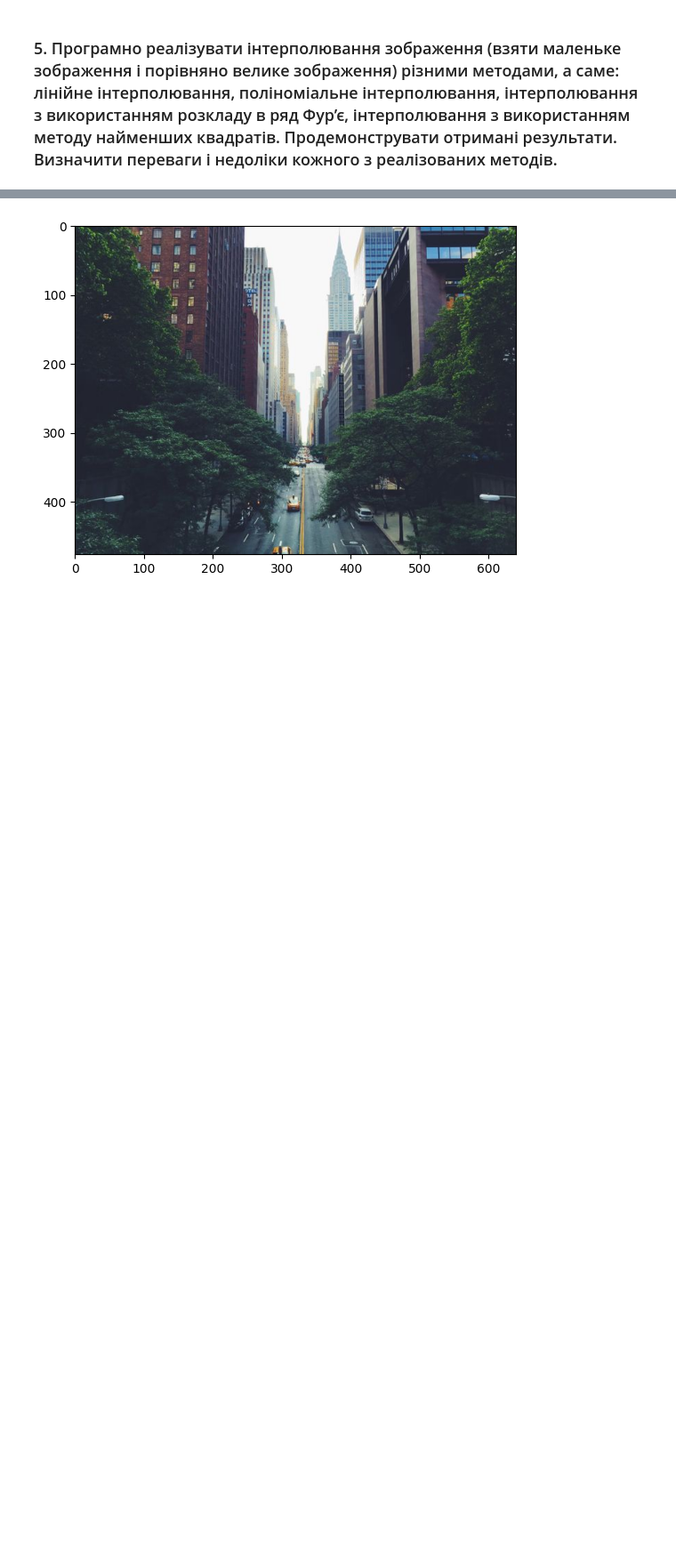
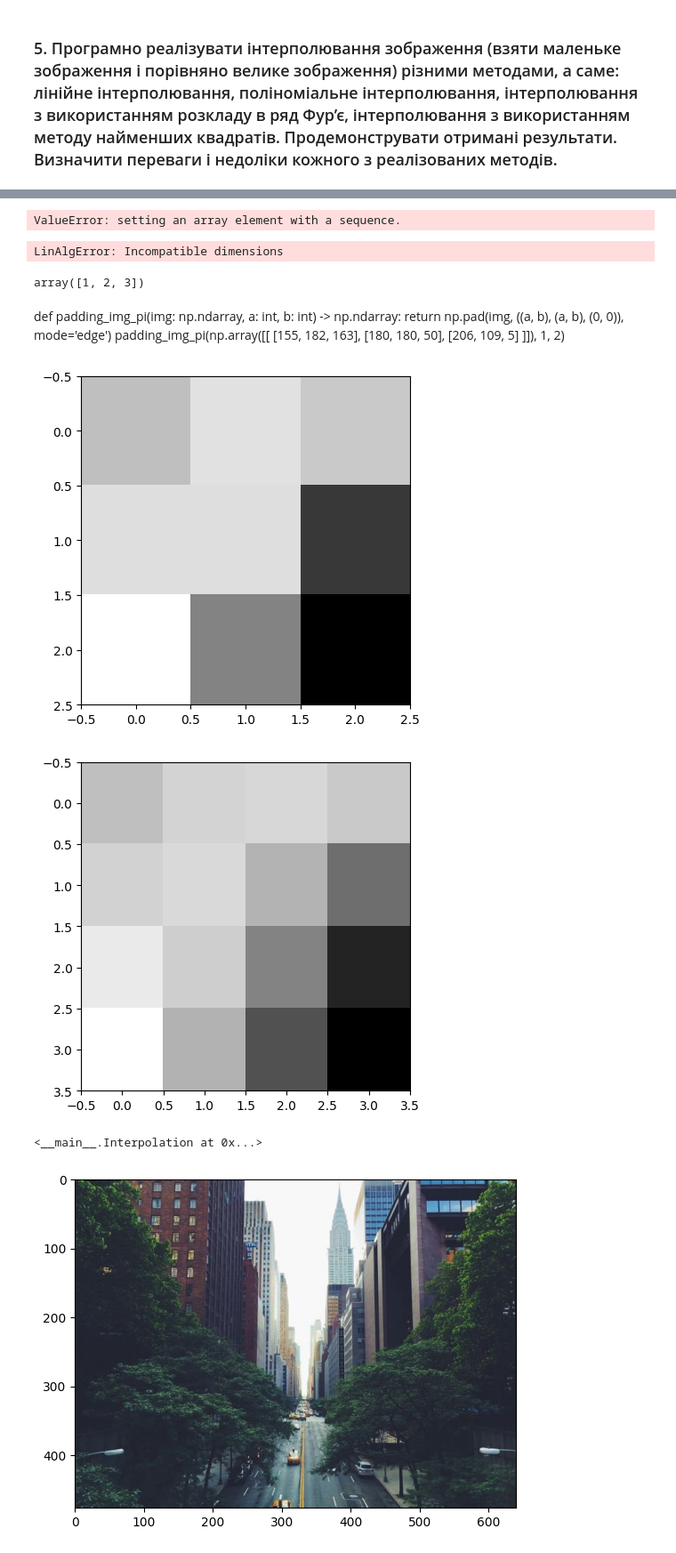
Before and after one commit to KlymentievMaksym/CompGraph, a Jupyter notebook: Lab5.ipynb, the cells around one changed output, grey strips where cells are left out. Shown at 89% size. Cells and saved outputs as stored; diff of their text form; code cells hidden in the pictures; blank space fills up the shorter version.

```diff
--- a/Lab5.ipynb
+++ b/Lab5.ipynb
@@ -226,0 +278,10 @@ class Interpolation:
+# %%
+image = Interpolation("lab5/Test1.jpg")
+image.polynomial_interpolation((100, 100)).show()
+# %% [output]
+ValueError: setting an array element with a sequence.
+# %%
+image = Interpolation("lab5/bestimg.jpg")
+image.polynomial_interpolation((100, 100)).show()
+# %% [output]
+LinAlgError: Incompatible dimensions
@@ -227,3 +294,29 @@ class Interpolation:
+# %%
+image[0, :]
+# %% [output]
+array([1, 2, 3])
+# %% [markdown]
+def padding_img_pi(img: np.ndarray, a: int, b: int) -> np.ndarray:
+            return np.pad(img, ((a, b),
+                                (a, b),
+                                (0, 0)),
+                        mode='edge')
+padding_img_pi(np.array([[
+    [155, 182, 163],
+    [180, 180, 50],
+    [206, 109, 5]
+]]), 1, 2)
+# %%
+image = Interpolation(np.array([
+    [155, 182, 163],
+    [180, 180, 50],
+    [206, 109, 5]
+]))
+image.show(cmap="gray").linear_interpolation((4, 4)).show(cmap="gray")
+# %% [output]
+[figure, added]
+[figure, added]
+<__main__.Interpolation at 0x...>
 # %%
 image = Interpolation("lab5/Test1.jpg")
 image.show().linear_interpolation((100, 100)).show()
```
Also changed, not shown: parts of 8 cells of this notebook.
